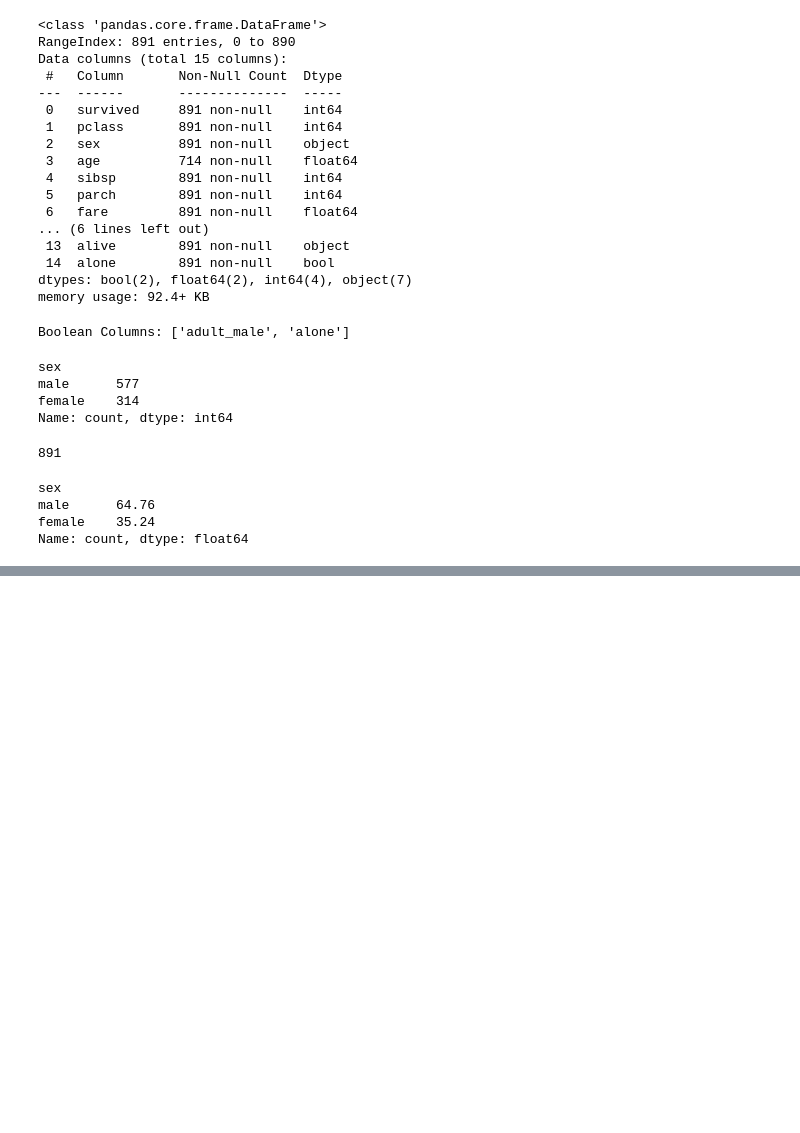
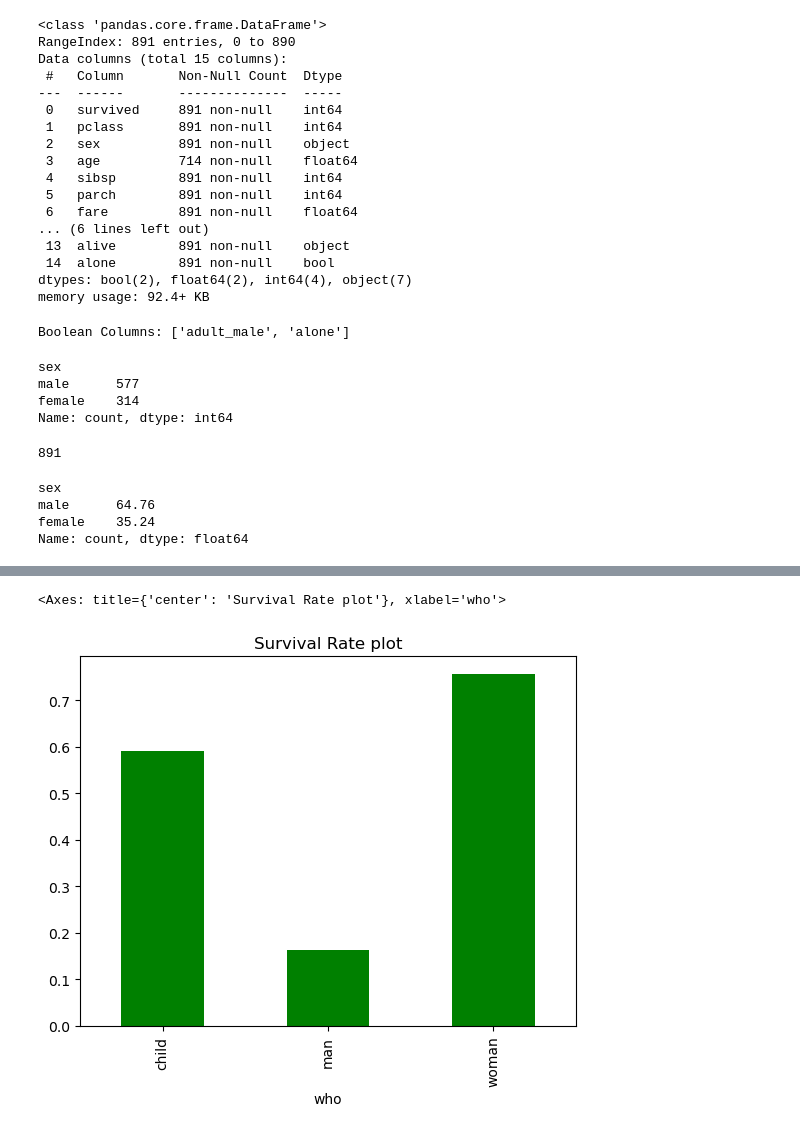
Before and after one commit to MrKami04/Exploratory-Data-Analysis, a Jupyter notebook: EDA/basic_04_dimension.ipynb, the cells around one changed output, grey strips where cells are left out. Drawn from its saved outputs; the diff is of its cells as text; code cells hidden in the pictures; blank space fills up the shorter version.

```diff
--- a/EDA/basic_04_dimension.ipynb
+++ b/EDA/basic_04_dimension.ipynb
@@ -81,0 +228,5 @@ Name: count, dtype: float64
+# %%
+df.groupby([ "who"])['survived'].mean().plot(kind="bar", title="Survival Rate plot", color='green')
+# %% [output]
+<Axes: title={'center': 'Survival Rate plot'}, xlabel='who'>
+[figure, added]
```
Also changed, not shown: parts of 20 cells of this notebook.
